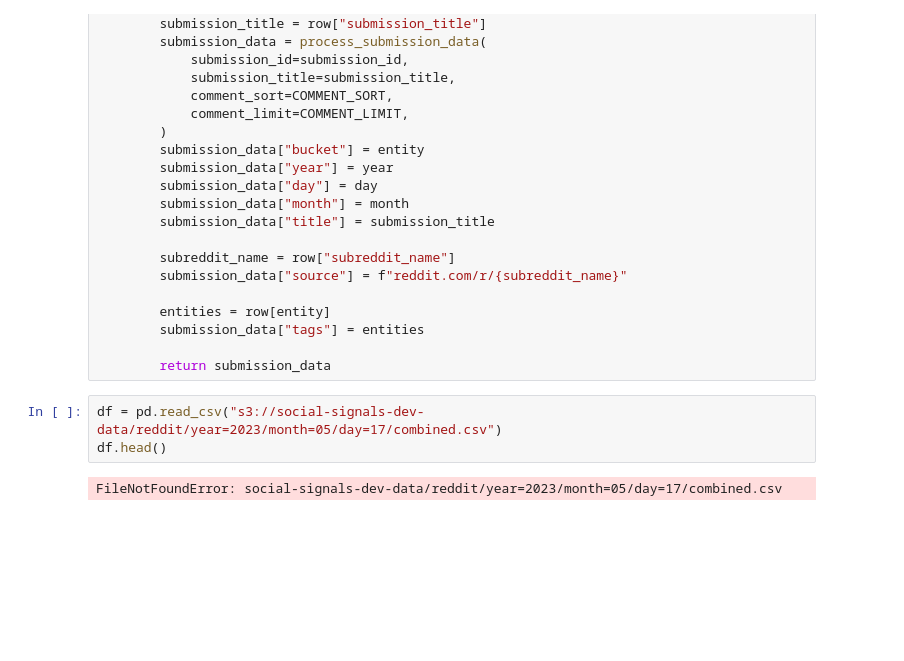
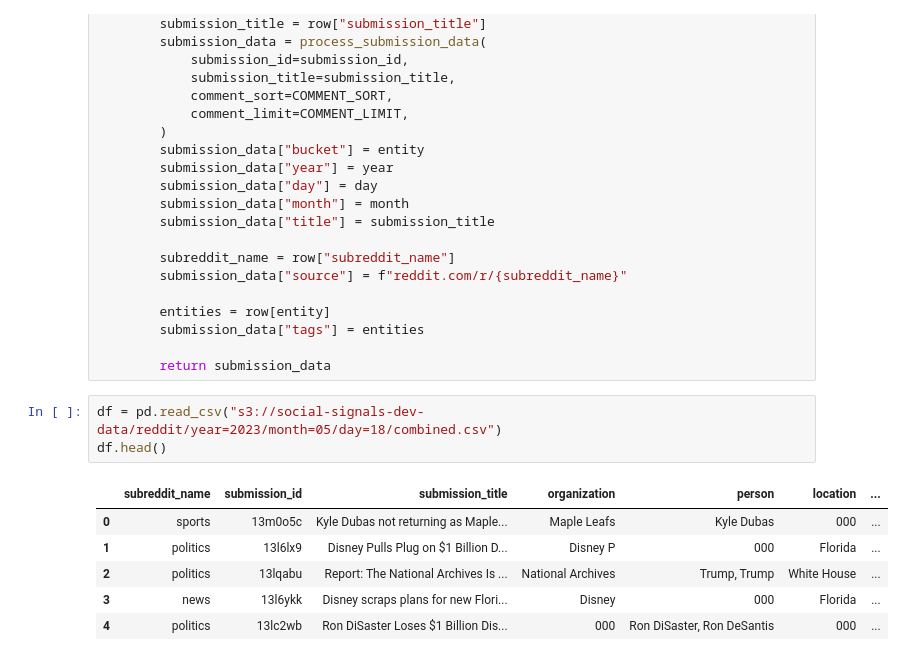
Before and after one commit to ArbinTimilsina/social_signals_poc, a Jupyter notebook: notebooks/praw.ipynb, the cells around one changed output. Saved outputs shown, nothing was run; the diff lists cells and outputs as text; blank space fills up the shorter version.

```diff
--- a/notebooks/praw.ipynb
+++ b/notebooks/praw.ipynb
@@ -181,10 +195,15 @@ def get_submission_data(year, month, day, df, entity, top_n=3):
 
         return submission_data
 # %%
-df = pd.read_csv("s3://social-signals-dev-data/reddit/year=2023/month=05/day=17/combined.csv")
+df = pd.read_csv("s3://social-signals-dev-data/reddit/year=2023/month=05/day=18/combined.csv")
 df.head()
 # %% [output]
-FileNotFoundError: social-signals-dev-data/reddit/year=2023/month=05/day=17/combined.csv
+|  | subreddit_name | submission_id | submission_title | organization | person | location | ... |
+| 0 | sports | 13m0o5c | Kyle Dubas not returning as Maple... | Maple Leafs | Kyle Dubas | 000 | ... |
+| 1 | politics | 13l6lx9 | Disney Pulls Plug on $1 Billion D... | Disney P | 000 | Florida | ... |
+| 2 | politics | 13lqabu | Report: The National Archives Is ... | National Archives | Trump, Trump | White House | ... |
+| 3 | news | 13l6ykk | Disney scraps plans for new Flori... | Disney | 000 | Florida | ... |
+| 4 | politics | 13lc2wb | Ron DiSaster Loses $1 Billion Dis... | 000 | Ron DiSaster, Ron DeSantis | 000 | ... |
 # %%
 year = "2023"
 month = "05"
```
Also changed, not shown: parts of 5 cells of this notebook, 4 other files.
